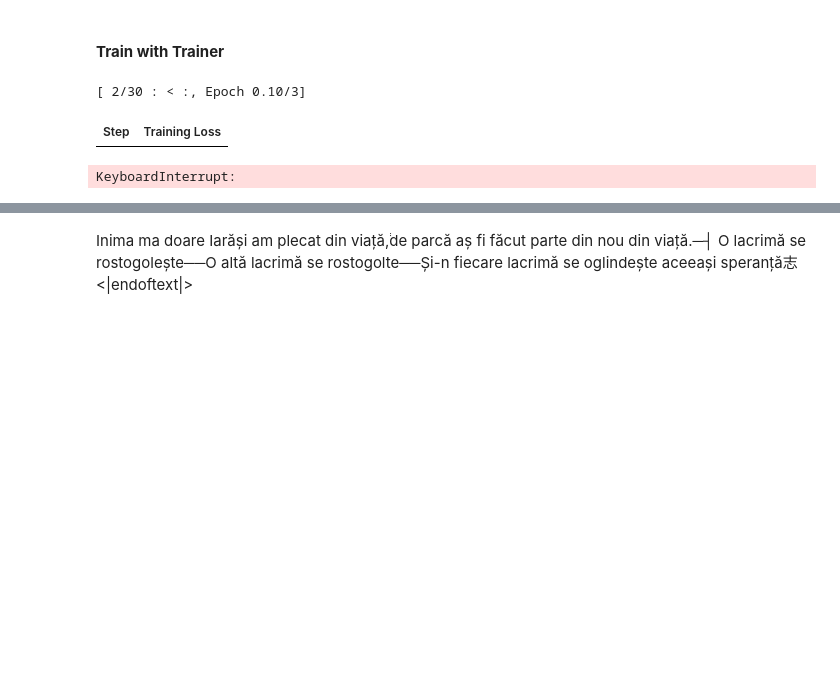
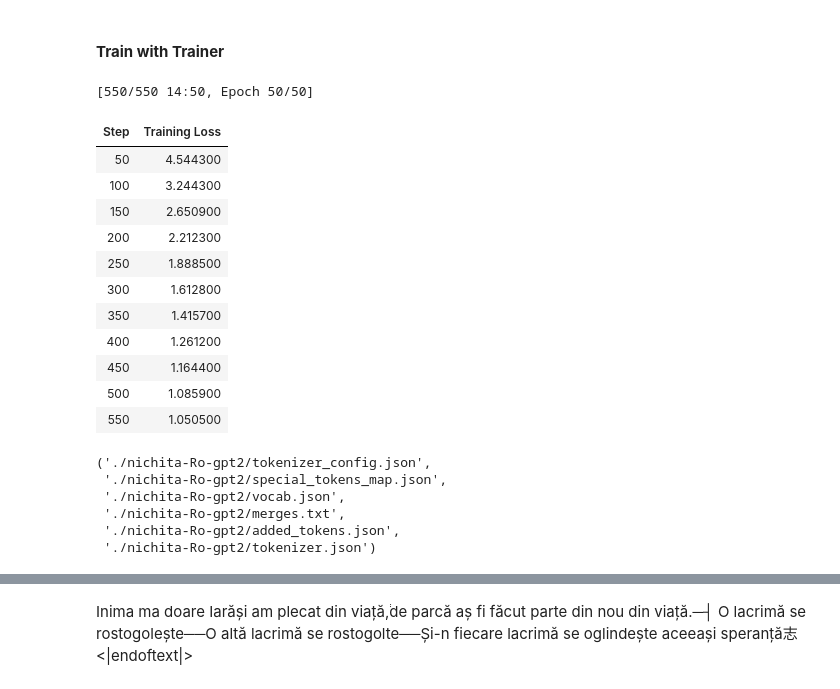
Before and after one commit to bogdan-chis/ai-poem-generation, a Jupyter notebook: model-fine-tuning.ipynb, the cells around one changed output, grey strips where cells are left out. Cells and saved outputs as stored; diff of their text form; code cells hidden in the pictures; blank space fills up the shorter version.

```diff
--- a/model-fine-tuning.ipynb
+++ b/model-fine-tuning.ipynb
@@ -62,7 +63,8 @@ for title, g in df.groupby("title", sort=False):
         if line:
             lines.append(line)
         if br:
-            lines.append("")  # blank line = stanza separator
+            # insert stanza token instead of blank line
+            lines.append("<|stanza|>")
     poem_text = "\n".join(lines).strip()
     poems.append(poem_text)
 
@@ -97,7 +99,7 @@ tokenizer = AutoTokenizer.from_pretrained(base_model)
 tokenizer.pad_token = tokenizer.eos_token
 # %%
 # Add a special token for title to make prompting stable
-specials = {"additional_special_tokens": ["<|title|>"]}
+specials = {"additional_special_tokens": ["<|title|>", "<|stanza|>"]}
 num_added = tokenizer.add_special_tokens(specials)
 # %%
 def preprocess(examples):
@@ -153,36 +155,52 @@ train_ds, eval_ds = split["train"], split["test"]
 
 use_fp16 = torch.cuda.is_available()
 
 training_args = TrainingArguments(
     output_dir="./nichita-Ro-gpt2",
-    num_train_epochs=3,
+    num_train_epochs=50,
     per_device_train_batch_size=2,
     gradient_accumulation_steps=4,
     learning_rate=3e-5,
     save_strategy="epoch",
     logging_steps=50,
     eval_strategy="no",
     fp16=torch.cuda.is_available(),
     report_to="none",
     dataloader_num_workers=0,
 )
 
 trainer = Trainer(
     model=model,
     args=training_args,
     train_dataset=train_ds,
     eval_dataset=eval_ds,
     data_collator=data_collator,
 )
 
 trainer.train()
 
 model.save_pretrained("./nichita-Ro-gpt2", safe_serialization=True)
 tokenizer.save_pretrained("./nichita-Ro-gpt2")
 # %% [output]
-[ 2/30 : < :, Epoch 0.10/3]
+[550/550 14:50, Epoch 50/50]
 | Step | Training Loss |
+| 50 | 4.544300 |
+| 100 | 3.244300 |
+| 150 | 2.650900 |
+| 200 | 2.212300 |
+| 250 | 1.888500 |
+| 300 | 1.612800 |
+| 350 | 1.415700 |
+| 400 | 1.261200 |
+| 450 | 1.164400 |
+| 500 | 1.085900 |
+| 550 | 1.050500 |
-KeyboardInterrupt:
+('./nichita-Ro-gpt2/tokenizer_config.json',
+ './nichita-Ro-gpt2/special_tokens_map.json',
+ './nichita-Ro-gpt2/vocab.json',
+ './nichita-Ro-gpt2/merges.txt',
+ './nichita-Ro-gpt2/added_tokens.json',
+ './nichita-Ro-gpt2/tokenizer.json')
 # %%
 import torch
 from transformers import AutoTokenizer, AutoModelForCausalLM
```
Also changed, not shown: parts of 27 cells of this notebook, 3 other files.
